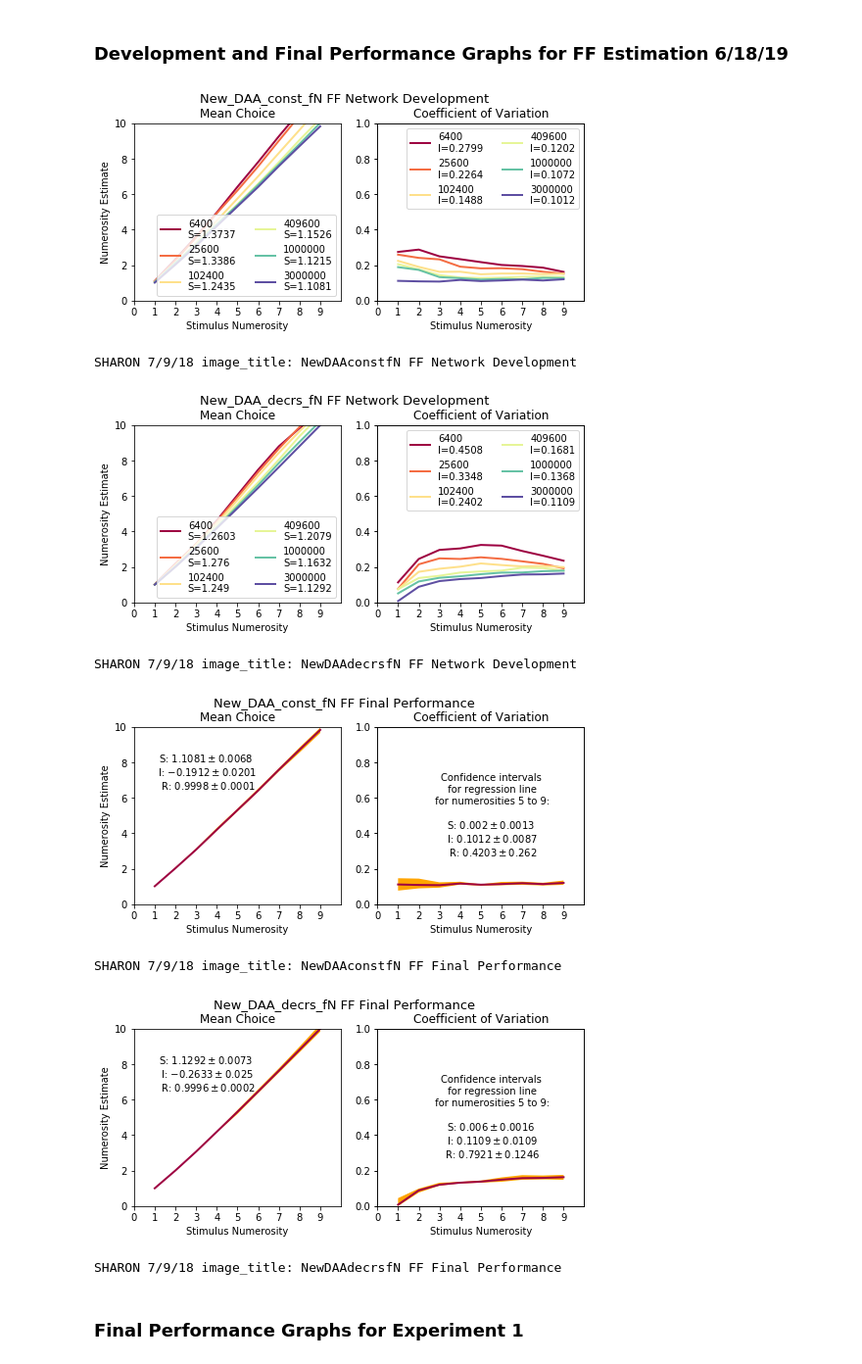
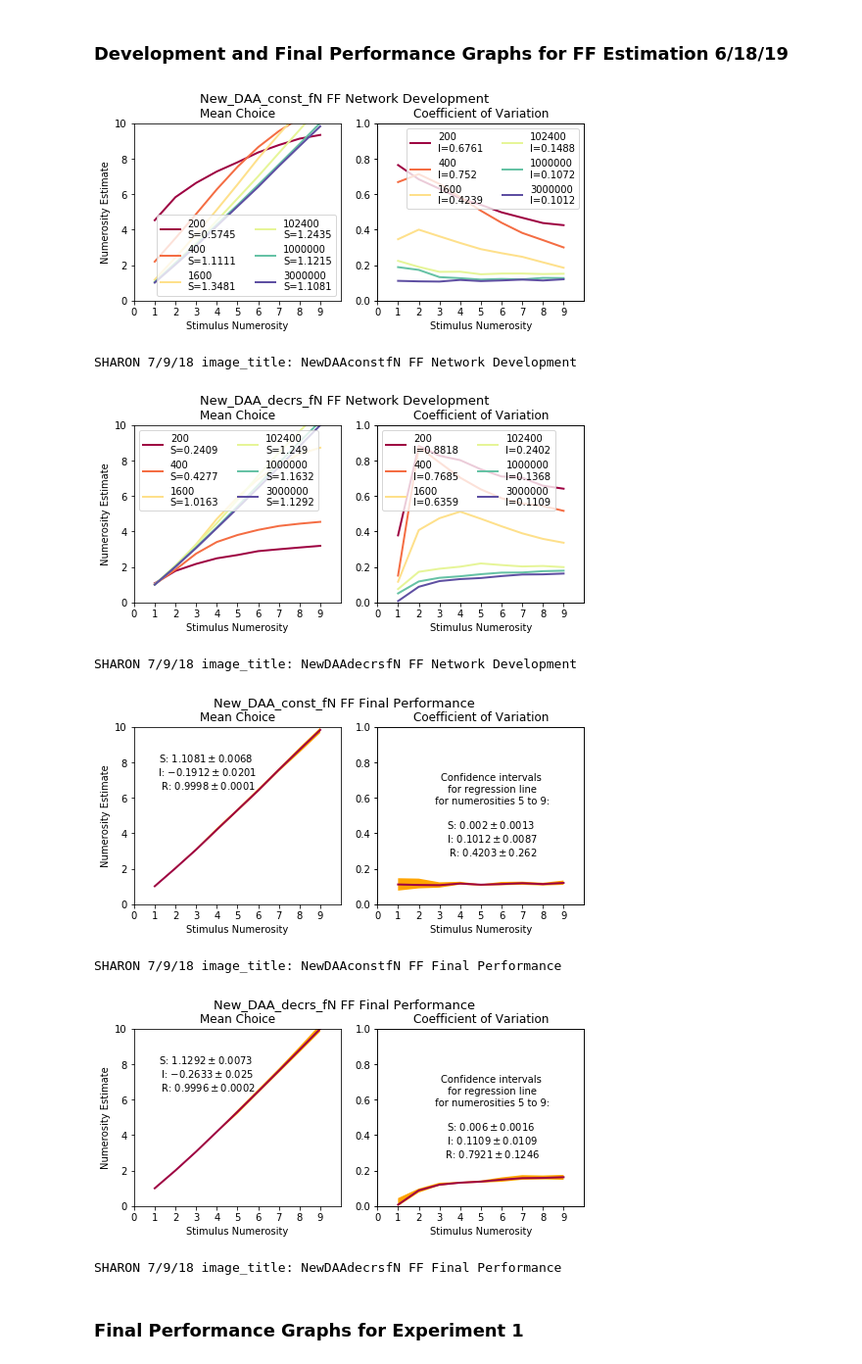
Before and after one commit to numberlearning/DRAM, a Jupyter notebook: 20181227_DRAM_Estimation_figures.ipynb, the cells around one changed output. Shown at 98% size. Drawn from its saved outputs; the diff is of its cells as text; code cells hidden in the pictures.

Commit message:
change timesteps in dev graph to see initial underestimation

```diff
--- a/20181227_DRAM_Estimation_figures.ipynb
+++ b/20181227_DRAM_Estimation_figures.ipynb
@@ -718,26 +718,26 @@ SHARON 7/9/18 image_title: DAAdecrsfN5layer FF Final Performance
 # %%
 ff_est_model_names = ["New_DAA_const_fN", "New_DAA_decrs_fN"]
 # Update plot_states to save figure in "Results/20190619_FF_estimation/"
 
 for model_name in ff_est_model_names:
     data_directory = "data/" + model_name + "/"
     all_iters = [0, 200, 400, 1600, 6400, 25600, 102400, 204800, 409600, 819200, 1000000, 1228800, 1638400, 2000000, 3000000]#, 4000000, 5000000, 6000000]
-    iters = [6400, 25600, 102400, 409600, 1000000, 3000000]
+    iters = [200, 400, 1600, 102400, 1000000, 3000000]
     iter_indices = [i for i, iteration in enumerate(all_iters) if iteration in iters]
     cm = np.load(data_directory + 'choice_msdcv.npy')[:,:,:10,:]
     plot_stats(cm, all_iters, iter_indices, model_name + " FF Network Development", all_iters_same_row=True)
 
 for model_name in ff_est_model_names:
     data_directory = "data/" + model_name + "/"
     all_iters = [0, 200, 400, 1600, 6400, 25600, 102400, 204800, 409600, 819200, 1000000, 1228800, 1638400, 2000000, 3000000]#, 4000000, 5000000, 6000000]
     iters = [3000000]
     iter_indices = [i for i, iteration in enumerate(all_iters) if iteration in iters]
     cm = np.load(data_directory + 'choice_msdcv.npy')[:,:,:10,:]
     plot_stats(cm, all_iters, iter_indices, model_name + " FF Final Performance", all_iters_same_row=True, show_CIs=True, show_band=True, show_key=False)
 # %% [output]
-[figure, old version]
+[figure, new version]
 SHARON 7/9/18 image_title: NewDAAconstfN FF Network Development
-[figure, old version]
+[figure, new version]
 SHARON 7/9/18 image_title: NewDAAdecrsfN FF Network Development
 [figure]
 SHARON 7/9/18 image_title: NewDAAconstfN FF Final Performance
```
Also changed, not shown: parts of 1 cell of this notebook, 4 other files.
